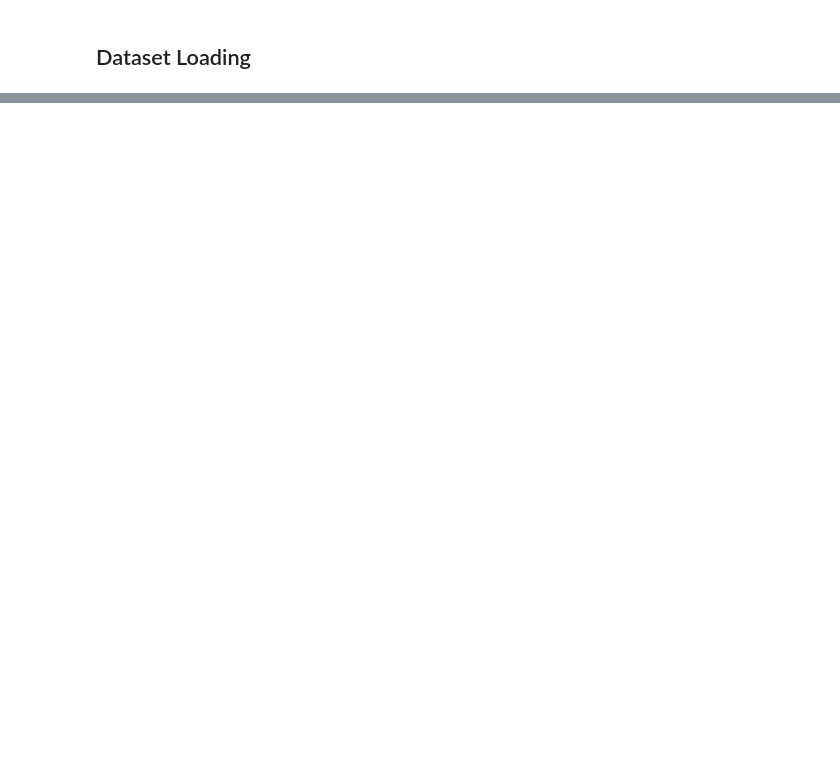
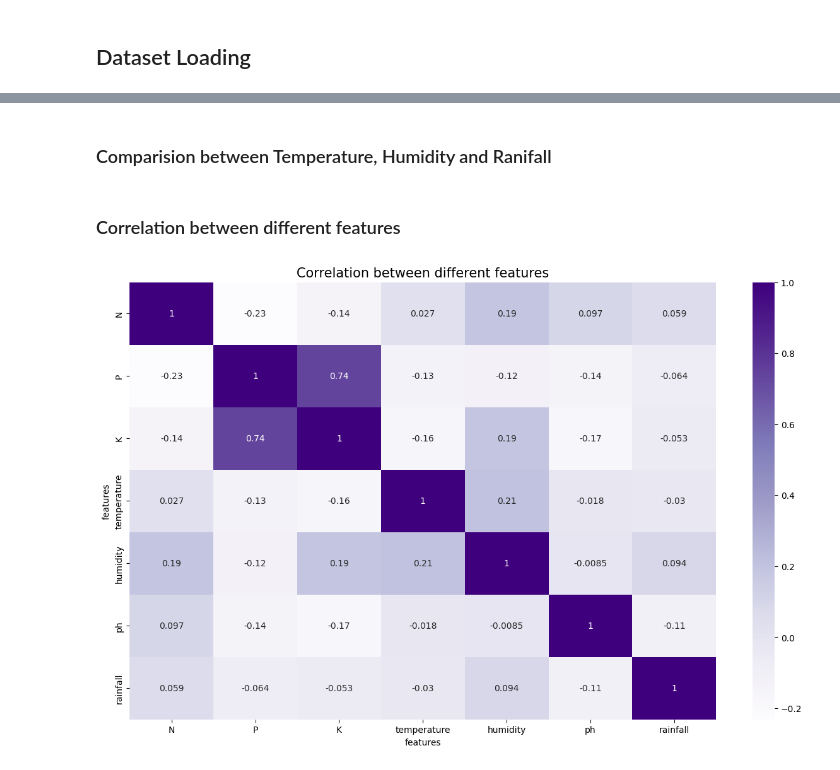
Before and after one commit to Jay0073/Crop-and-Fertilizer-Recommendation-System, a Jupyter notebook: cropData-analysis.ipynb, the cells around one changed output, grey strips where cells are left out. Cells and saved outputs as stored; diff of their text form; code cells hidden in the pictures; blank space fills up the shorter version.

```diff
--- a/cropData-analysis.ipynb
+++ b/cropData-analysis.ipynb
@@ -27,0 +125,3 @@ crop.head()
+# %%
+crop_summary = pd.pivot_table(crop, index='label', values=['N', 'P', 'K', 'temperature', 'humidity', 'ph', 'rainfall'], aggfunc='mean')
+crop_summary
@@ -27,0 +429,2 @@ crop.head()
+# %% [markdown]
+### Comparision between Temperature, Humidity and Ranifall
@@ -27,0 +442,15 @@ crop.head()
+# %% [markdown]
+### Correlation between different features
+# %%
+# Select only numeric columns
+numeric_data = crop.select_dtypes(include=['number'])
+
+fig, ax = plt.subplots(1, 1, figsize=(15, 9))
+sns.heatmap(numeric_data.corr(), annot=True,cmap='Purples')
+ax.set(xlabel='features')
+ax.set(ylabel='features')
+
+plt.title('Correlation between different features', fontsize = 15, c='black')
+plt.show()
+# %% [output]
+[figure, added]
```
Also changed, not shown: parts of 28 cells of this notebook, 1 other file.
